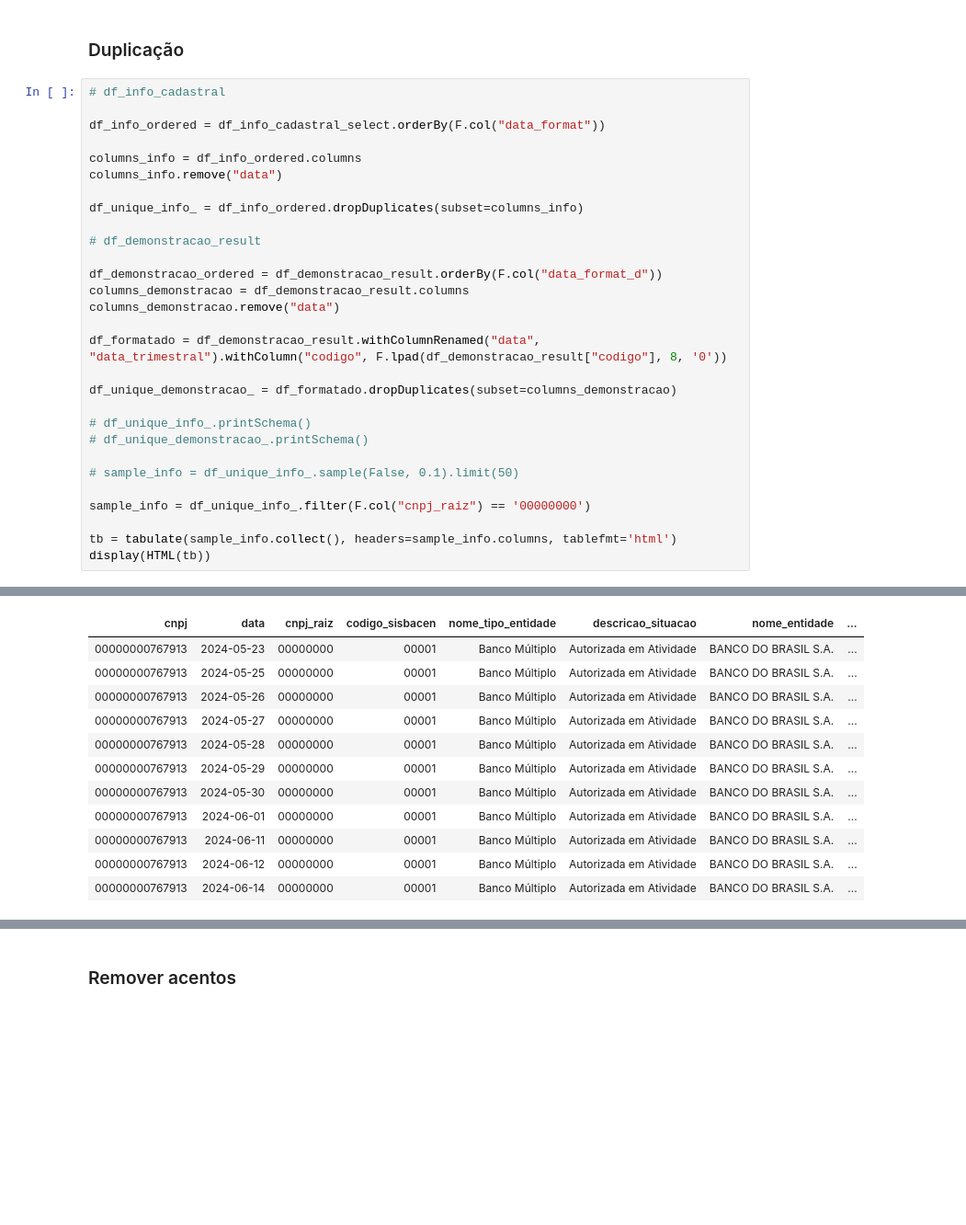
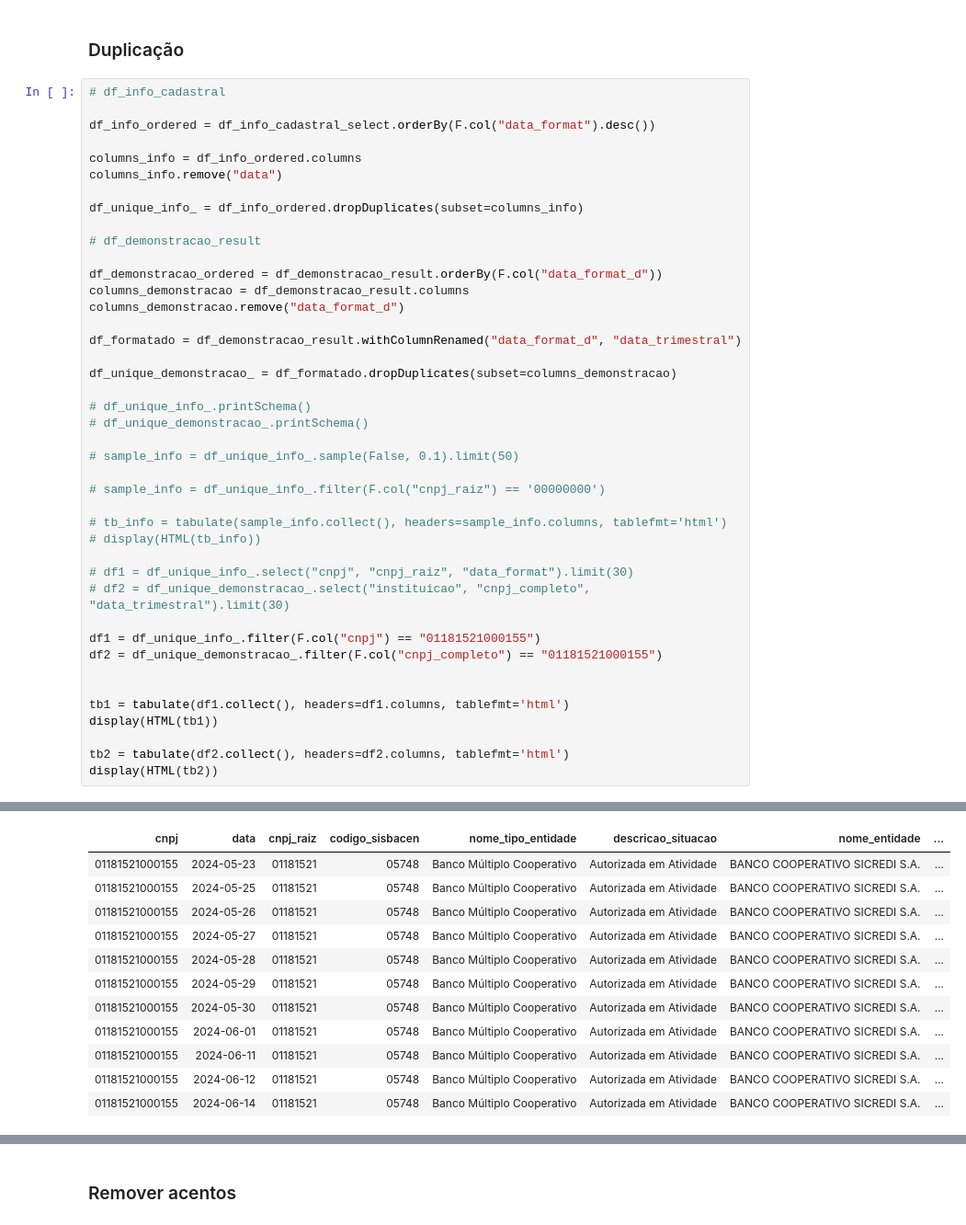
Before and after one commit to daiane0/Dados_financeiros, a Jupyter notebook: workflows/etl/etl_dim_empresa.ipynb, the cells around one changed output, grey strips where cells are left out. Shown at 92% size. Saved outputs shown, nothing was run; the diff lists cells and outputs as text; blank space fills up the shorter version.

```diff
--- a/workflows/etl/etl_dim_empresa.ipynb
+++ b/workflows/etl/etl_dim_empresa.ipynb
@@ -117,7 +108,7 @@ df_info_cadastral_select = df_info_cadastral_select_.withColumn("data_format", F
 # %%
 # df_info_cadastral
 
-df_info_ordered = df_info_cadastral_select.orderBy(F.col("data_format"))
+df_info_ordered = df_info_cadastral_select.orderBy(F.col("data_format").desc())
 
 columns_info = df_info_ordered.columns
 columns_info.remove("data")
@@ -128,9 +119,9 @@ df_unique_info_ = df_info_ordered.dropDuplicates(subset=columns_info)
 
 df_demonstracao_ordered = df_demonstracao_result.orderBy(F.col("data_format_d"))
 columns_demonstracao = df_demonstracao_result.columns
-columns_demonstracao.remove("data")
+columns_demonstracao.remove("data_format_d")
 
-df_formatado = df_demonstracao_result.withColumnRenamed("data", "data_trimestral").withColumn("codigo", F.lpad(df_demonstracao_result["codigo"], 8, '0'))
+df_formatado = df_demonstracao_result.withColumnRenamed("data_format_d", "data_trimestral")
 
 df_unique_demonstracao_ = df_formatado.dropDuplicates(subset=columns_demonstracao)
 
@@ -139,8 +130,21 @@ df_unique_demonstracao_ = df_formatado.dropDuplicates(subset=columns_demonstraca
 
 # sample_info = df_unique_info_.sample(False, 0.1).limit(50)
 
-sample_info = df_unique_info_.filter(F.col("cnpj_raiz") == '00000000')
+# sample_info = df_unique_info_.filter(F.col("cnpj_raiz") == '00000000')
 
-tb = tabulate(sample_info.collect(), headers=sample_info.columns, tablefmt='html')
-display(HTML(tb))
+# tb_info = tabulate(sample_info.collect(), headers=sample_info.columns, tablefmt='html')
+# display(HTML(tb_info))
+
+# df1 = df_unique_info_.select("cnpj", "cnpj_raiz", "data_format").limit(30)
+# df2 = df_unique_demonstracao_.select("instituicao", "cnpj_completo", "data_trimestral").limit(30)
+
+df1 = df_unique_info_.filter(F.col("cnpj") == "01181521000155")
+df2 = df_unique_demonstracao_.filter(F.col("cnpj_completo") == "01181521000155")
+
+
+tb1 = tabulate(df1.collect(), headers=df1.columns, tablefmt='html')
+display(HTML(tb1))
+
+tb2 = tabulate(df2.collect(), headers=df2.columns, tablefmt='html')
+display(HTML(tb2))
 # %% [output]
@@ -149,12 +153,12 @@ display(HTML(tb))
 | cnpj | data | cnpj_raiz | codigo_sisbacen | nome_tipo_entidade | descricao_situacao | nome_entidade | ... |
-| 00000000767913 | 2024-05-23 | 00000000 | 00001 | Banco Múltiplo | Autorizada em Atividade | BANCO DO BRASIL S.A. | ... |
-| 00000000767913 | 2024-05-25 | 00000000 | 00001 | Banco Múltiplo | Autorizada em Atividade | BANCO DO BRASIL S.A. | ... |
-| 00000000767913 | 2024-05-26 | 00000000 | 00001 | Banco Múltiplo | Autorizada em Atividade | BANCO DO BRASIL S.A. | ... |
-| 00000000767913 | 2024-05-27 | 00000000 | 00001 | Banco Múltiplo | Autorizada em Atividade | BANCO DO BRASIL S.A. | ... |
-| 00000000767913 | 2024-05-28 | 00000000 | 00001 | Banco Múltiplo | Autorizada em Atividade | BANCO DO BRASIL S.A. | ... |
-| 00000000767913 | 2024-05-29 | 00000000 | 00001 | Banco Múltiplo | Autorizada em Atividade | BANCO DO BRASIL S.A. | ... |
-| 00000000767913 | 2024-05-30 | 00000000 | 00001 | Banco Múltiplo | Autorizada em Atividade | BANCO DO BRASIL S.A. | ... |
-| 00000000767913 | 2024-06-01 | 00000000 | 00001 | Banco Múltiplo | Autorizada em Atividade | BANCO DO BRASIL S.A. | ... |
-| 00000000767913 | 2024-06-11 | 00000000 | 00001 | Banco Múltiplo | Autorizada em Atividade | BANCO DO BRASIL S.A. | ... |
-| 00000000767913 | 2024-06-12 | 00000000 | 00001 | Banco Múltiplo | Autorizada em Atividade | BANCO DO BRASIL S.A. | ... |
-| 00000000767913 | 2024-06-14 | 00000000 | 00001 | Banco Múltiplo | Autorizada em Atividade | BANCO DO BRASIL S.A. | ... |
+| 01181521000155 | 2024-05-23 | 01181521 | 05748 | Banco Múltiplo Cooperativo | Autorizada em Atividade | BANCO COOPERATIVO SICREDI S.A. | ... |
+| 01181521000155 | 2024-05-25 | 01181521 | 05748 | Banco Múltiplo Cooperativo | Autorizada em Atividade | BANCO COOPERATIVO SICREDI S.A. | ... |
+| 01181521000155 | 2024-05-26 | 01181521 | 05748 | Banco Múltiplo Cooperativo | Autorizada em Atividade | BANCO COOPERATIVO SICREDI S.A. | ... |
+| 01181521000155 | 2024-05-27 | 01181521 | 05748 | Banco Múltiplo Cooperativo | Autorizada em Atividade | BANCO COOPERATIVO SICREDI S.A. | ... |
+| 01181521000155 | 2024-05-28 | 01181521 | 05748 | Banco Múltiplo Cooperativo | Autorizada em Atividade | BANCO COOPERATIVO SICREDI S.A. | ... |
+| 01181521000155 | 2024-05-29 | 01181521 | 05748 | Banco Múltiplo Cooperativo | Autorizada em Atividade | BANCO COOPERATIVO SICREDI S.A. | ... |
+| 01181521000155 | 2024-05-30 | 01181521 | 05748 | Banco Múltiplo Cooperativo | Autorizada em Atividade | BANCO COOPERATIVO SICREDI S.A. | ... |
+| 01181521000155 | 2024-06-01 | 01181521 | 05748 | Banco Múltiplo Cooperativo | Autorizada em Atividade | BANCO COOPERATIVO SICREDI S.A. | ... |
+| 01181521000155 | 2024-06-11 | 01181521 | 05748 | Banco Múltiplo Cooperativo | Autorizada em Atividade | BANCO COOPERATIVO SICREDI S.A. | ... |
+| 01181521000155 | 2024-06-12 | 01181521 | 05748 | Banco Múltiplo Cooperativo | Autorizada em Atividade | BANCO COOPERATIVO SICREDI S.A. | ... |
+| 01181521000155 | 2024-06-14 | 01181521 | 05748 | Banco Múltiplo Cooperativo | Autorizada em Atividade | BANCO COOPERATIVO SICREDI S.A. | ... |
```
Also changed, not shown: parts of 3 cells of this notebook.
